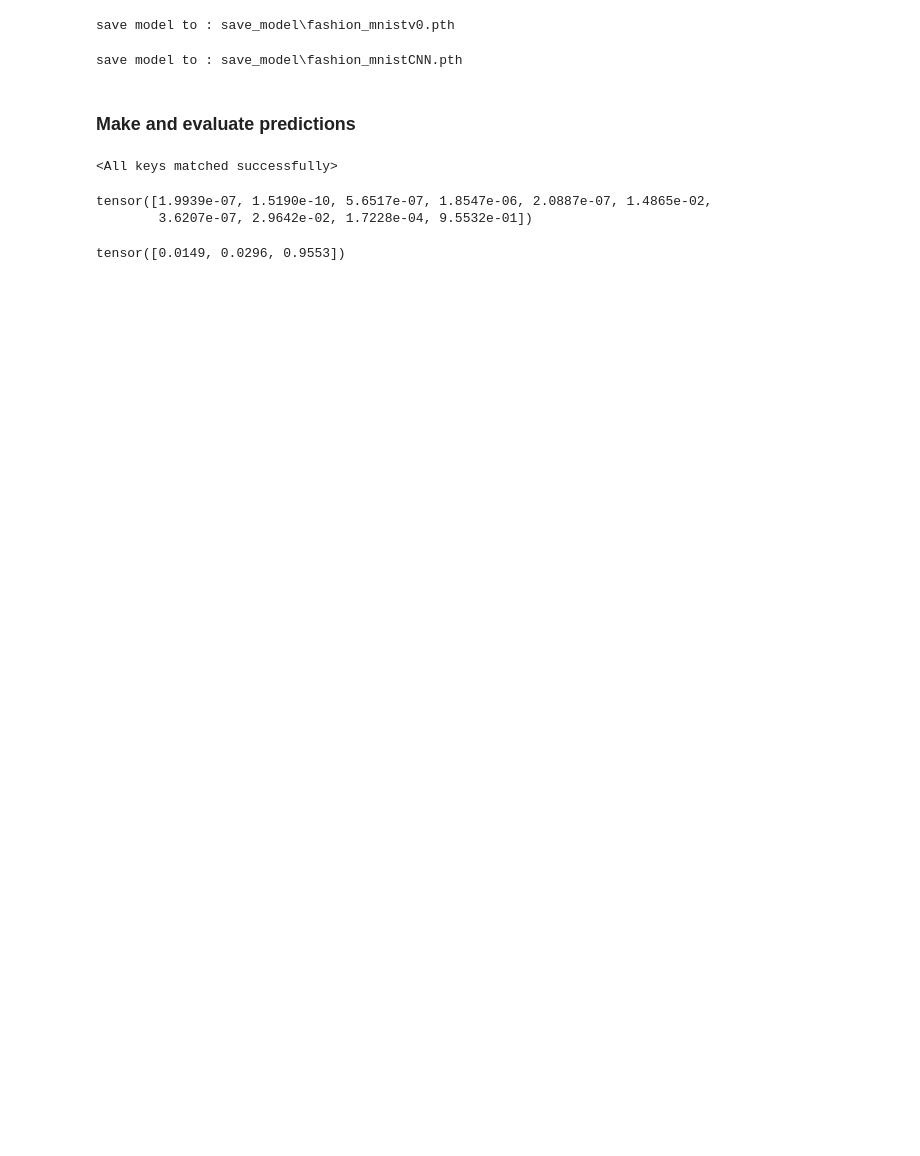
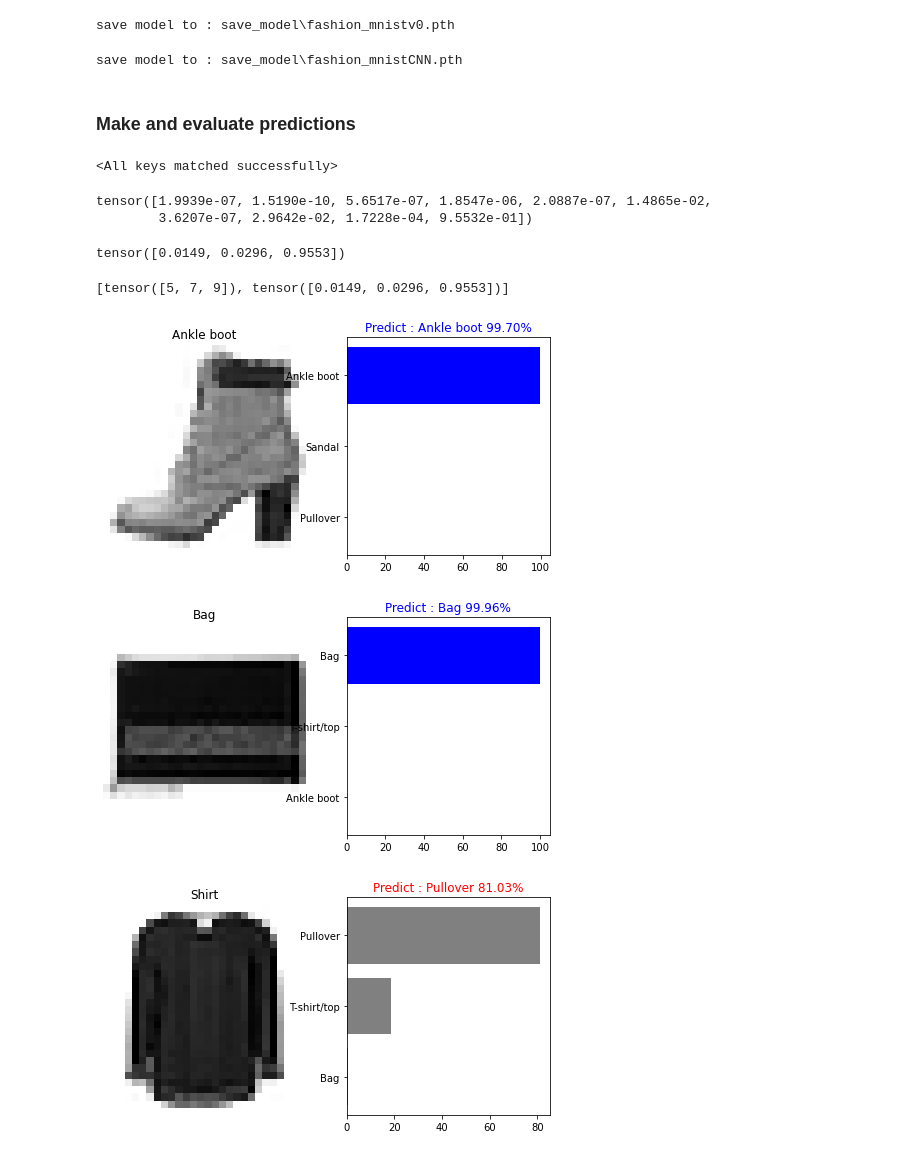
Before and after one commit to NickyAlan/pytorch_22, a Jupyter notebook: 03_pytorch_computer_vision.ipynb, the cells around one changed output. Saved outputs shown, nothing was run; the diff lists cells and outputs as text; code cells hidden in the pictures; blank space fills up the shorter version.

Commit message:
prediction

```diff
--- a/03_pytorch_computer_vision.ipynb
+++ b/03_pytorch_computer_vision.ipynb
@@ -384,19 +384,25 @@ model_v1.load_state_dict(torch.load(f=r'save_model\fashion_mnistCNN.pth'))
 # modelv0
 model_v0.eval()
 pred_probas = []
-preds = []
 images = []
 labels = []
 
 with torch.inference_mode() :
     for X, y in test_dataloader :
         probas = model_v0(X)
-        preds_ = torch.torch.argmax(probas, dim=1)
-
         pred_probas.append(probas)
-        preds.append(preds_)
         images.append(X)
         labels.append(y)
+# %%
+# unbatch
+images_ = []
+labels_ = []
+for batch in images :
+    for image in batch :
+        images_.append(image)
+for batch in labels :
+    for label in batch :
+        labels_.append(label)
 # %%
 pred_probas[0][0]
 # %% [output]
@@ -414,3 +420,36 @@ for batch in pred_probas :
         most_3_index = torch.argsort(probas)[-3:]
         most_3_probas = probas[most_3_index]
         most_3_probas_.append([most_3_index, most_3_probas])
+# %%
+most_3_probas_[0]
+# %% [output]
+[tensor([5, 7, 9]), tensor([0.0149, 0.0296, 0.9553])]
+# %%
+def plot_pred(images_, labels_, most_3_probas_, id_image=0) :
+    plt.figure(figsize=(8,4))
+    plt.subplot(1,2,1)
+    imshow(images_[id_image].reshape(28,28), label= labels_[id_image])
+
+    plt.subplot(1,2,2)
+    y_label = [class_names[i.item()] for i in most_3_probas_[id_image][0]]
+    y_pos = [_ for _ in range(3)]
+    x_confident = [i.item()*100 for i in most_3_probas_[id_image][1]]
+
+    color = 'blue' if class_names[labels_[id_image].item()] in y_label else 'red'
+    # g_color
+    g_color = []
+    for index in most_3_probas_[id_image][0] :
+        if index.item() == labels_[id_image].item() :
+            g_color.append('blue')
+        else :
+            g_color.append('gray')
+    plt.barh(y_pos, x_confident, color=g_color)
+    plt.yticks(y_pos, labels=y_label)
+    plt.title(f'Predict : {y_label[-1]} {x_confident[-1]:.2f}%', color=color); # most confident
+# %%
+for i in range(3) :
+    plot_pred(images_, labels_, most_3_probas_, (i+13)*178) # just random index
+# %% [output]
+[figure, added]
+[figure, added]
+[figure, added]
```
Also changed, not shown: parts of 4 cells of this notebook.
